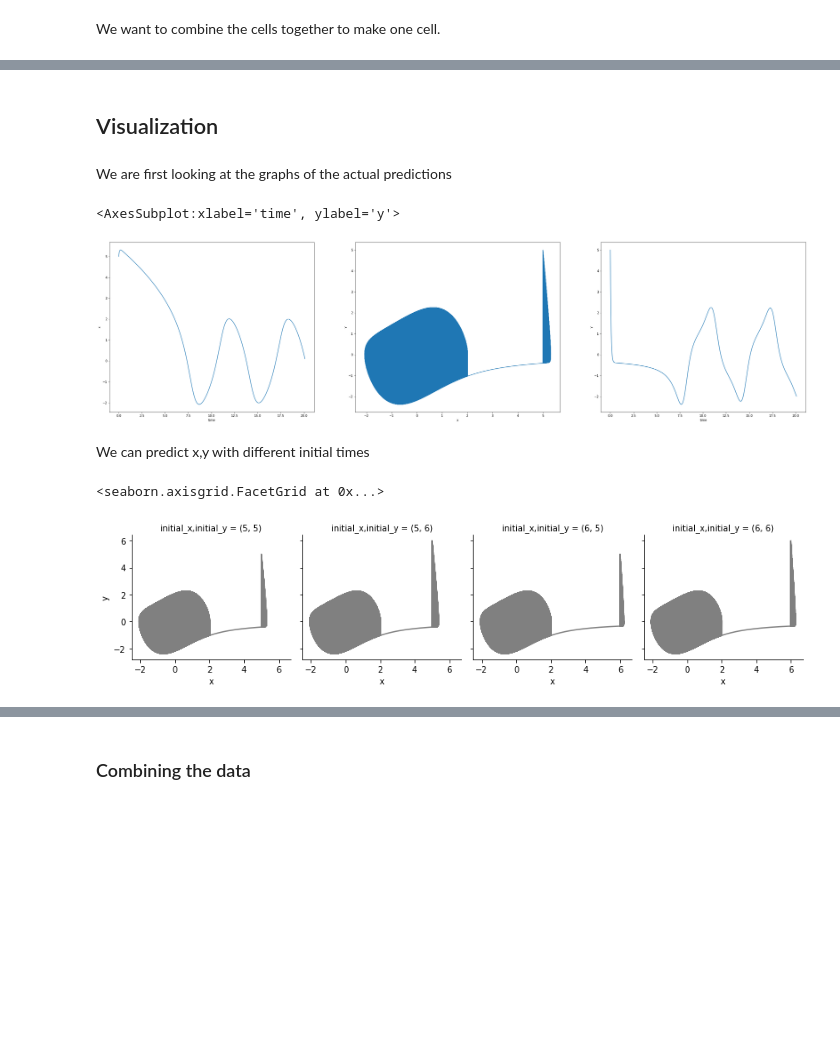
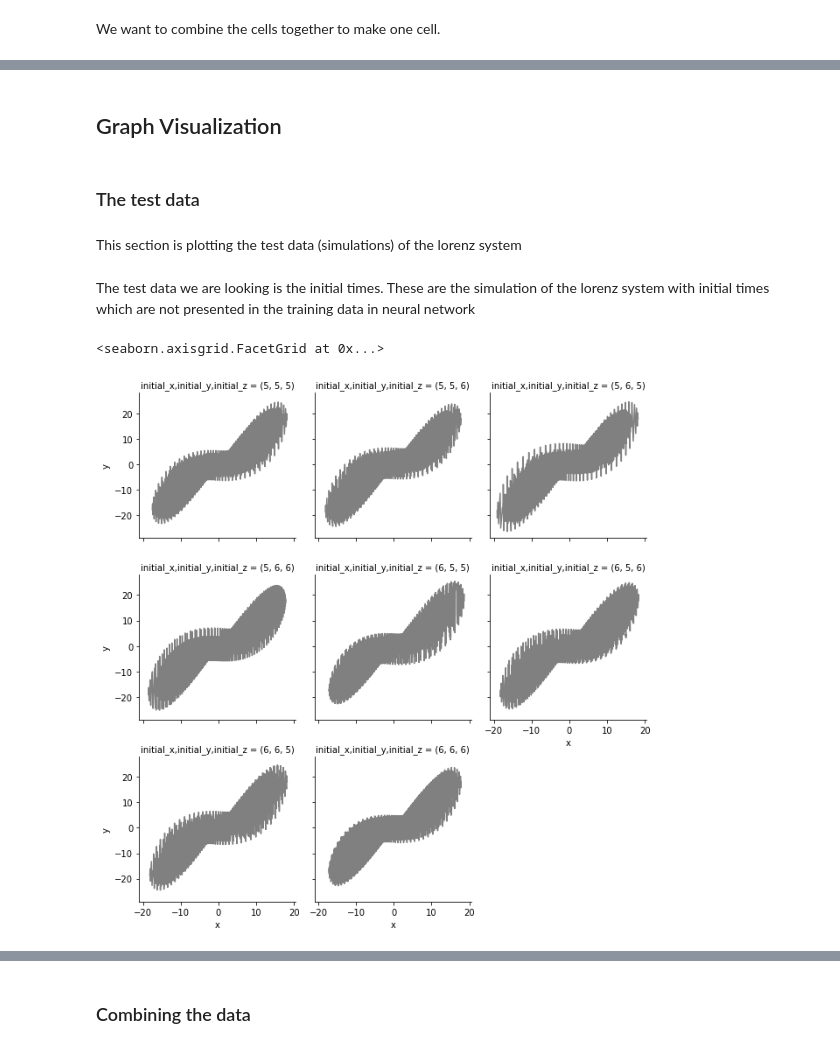
Before and after one commit to runnily/3095-Simulations-of-hybrid-systems-using-neural-networks, a Jupyter notebook: plots/Predictions/Lorenz System.ipynb, the cells around one changed output, grey strips where cells are left out. Cells and saved outputs as stored; diff of their text form; code cells hidden in the pictures; blank space fills up the shorter version.

```diff
--- a/plots/Predictions/Lorenz System.ipynb
+++ b/plots/Predictions/Lorenz System.ipynb
@@ -82,11 +84,11 @@ def dataframe(x, y, z, t, init_x, init_y, init_z):
 # %% [markdown]
 This is the test data to go through to see if we can make predictions
 # %%
-np.arange(0, 30.1, 0.0001)
+t = np.arange(0, 50.1, 0.01)
 test_df_0 = []
-for x in range(3,5):
-    for y in range(3,5):
-        for z in range(3,5):
+for x in range(5,7):
+    for y in range(5,7):
+        for z in range(5,7):
             df = dataframe(x,y,z,t,x,y,z) # test for 5, 6
             test_df_0.append(df)
 # %%
@@ -197,15 +199,15 @@ test_df_0_combine
 # %% [markdown]
 We want carry on from t = 199.9 of the van der pol model that is saved in the csv data files. This would be used later to see how accurate the neural network can predict future simulations
 # %%
-np.arange(30.0999, 40.0, 0.000130.099
+t = np.arange(50.09, 60.0, 0.01)
 test_df = []
 for init_x in range(1,3):
-    df = pd.DataFrame(pd.read_csv("../../data/train/lorenz.csv", usecols=[0,1,2,3,4]))
+    df = pd.DataFrame(pd.read_csv("../../data/train/lorenz.csv"))
     for init_y in range(1,3):
         for init_z in range(1,3):
-            row = df[(df.initial_x == init_x) & (df.initial_y == init_y ) & (df.initial_y == init_y ) & (df.time == 20.099)]
-            df_1 = dataframe(row.x.item(), row.y.item(), row.x.item(), time, init_x, init_x, init_z)
-    test_df.append(df_1)
+            row = df[(df.initial_x == init_x) & (df.initial_y == init_y ) & (df.initial_z == init_z ) & (df.time == 50.09)]
+            df_1 = dataframe(row.x.item(), row.y.item(), row.z.item(), t, init_x, init_y, init_z)
+            test_df.append(df_1)
 # %% [markdown]
 This is the length of the test dataframe
 # %%
@@ -340,7 +342,7 @@ This is following code will produce predictions made by the neural network from
 def dataframe_predictions(test_df):
     preds_test_df = []
     for i in range(0, len(test_df)):
-        preds_x, preds_y, preds_z = preds(3, 1, 0.01, NN.torch.from_numpy( test_df[i][['time','initial_x','initial_y','initial_z']].to_numpy(dtype='float32') ))
+        preds_x, preds_y, preds_z = preds(4, 1, 0.01, NN.torch.from_numpy( test_df[i][['time','initial_x','initial_y','initial_z']].to_numpy(dtype='float32') ))
         df = test_df[i]
         df["x_preds"] = preds_x
         df["y_preds"] = preds_y
@@ -439,5 +441,5 @@ preds_test_df_0_combine
 # %%
 preds_test_df_0_combine['initial_x,initial_y,initial_z'] = list(zip(preds_test_df_0_combine.initial_x, preds_test_df_0_combine.initial_y, preds_test_df_0_combine.initial_z))
-preds_test_df_0_combine = preds_test_df_0_combine.drop(columns=['initial_x','initial_y','initial_y'])
+preds_test_df_0_combine = preds_test_df_0_combine.drop(columns=['initial_x','initial_y','initial_z'])
 preds_test_df_0_combine
 # %% [output]
@@ -616,23 +756,15 @@ hue("y")
 # %% [markdown]
-## Visualization
+## Graph Visualization
 # %% [markdown]
-We are first looking at the graphs of the actual predictions
+### The test data
-# %%
-fig, axs = plt.subplots(ncols=2, figsize=(40,10))
-dfig = plt.figure()
-ax = dfig.add_subplot(111, projection = '3d')
-ax.plot(lorenz_df_x1y1['x'], lorenz_df_x1y1['y'], lorenz_df_x1y1['z'], c='skyblue')
-sns.lineplot(data=lorenz_df_x1y1, x="time", y="x", ax=axs[0])
-sns.lineplot(data=lorenz_df_x1y1, x="time", y="y", ax=axs[1])
-# %% [output]
-<AxesSubplot:xlabel='time', ylabel='y'>
-[figure, removed]
+# %% [markdown]
+This section is plotting the test data (simulations) of the lorenz system
 # %% [markdown]
-We can predict x,y with different initial times
+The test data we are looking is the initial times. These are the simulation of the lorenz system with initial times which are not presented in the training data in neural network
 # %%
-g = sns.FacetGrid(test_df_0_combine, col="initial_x,initial_y")
+g = sns.FacetGrid(preds_test_df_0_combine, col="initial_x,initial_y,initial_z",col_wrap=3)
 g.map(sns.lineplot, "x", "y", color=".5", ci=None)
 # %% [output]
 <seaborn.axisgrid.FacetGrid at 0x...>
-[figure, old version]
+[figure, new version]
 # %%
```
Also changed, not shown: parts of 75 cells of this notebook, 49 other files.
